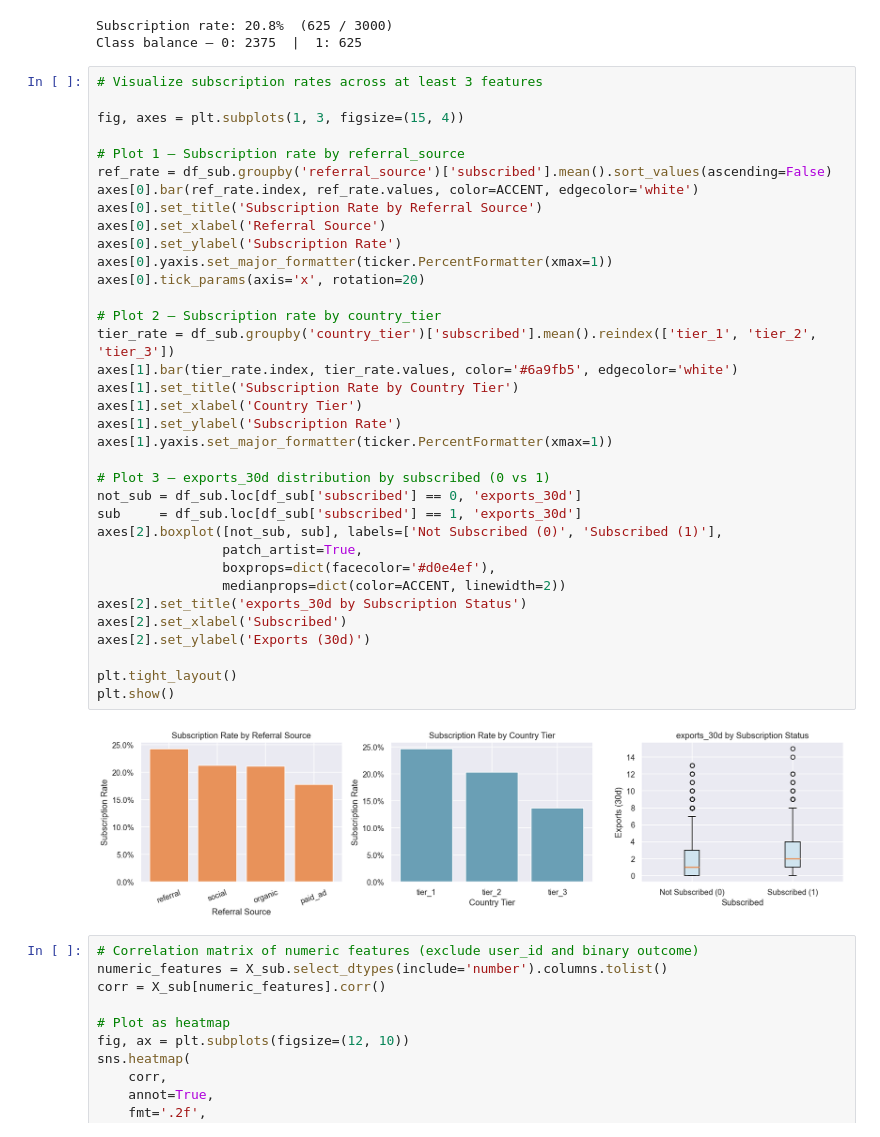
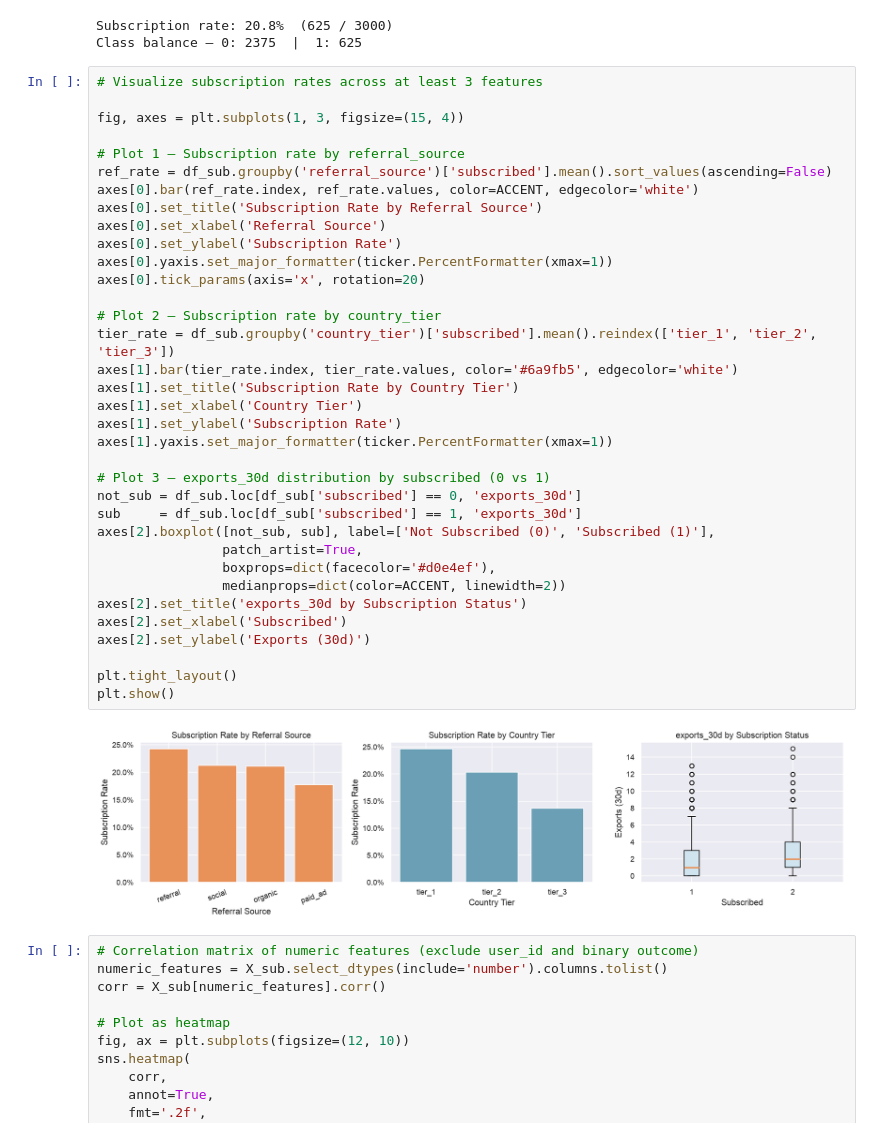
Before and after one commit to timothytzkung/Kung_Tim_Lab_Task, a Jupyter notebook: Assignment_02/IAT461_A2_Scaffold_empty.ipynb, the cells around one changed output. Cells and saved outputs as stored; diff of their text form.

```diff
--- a/Assignment_02/IAT461_A2_Scaffold_empty.ipynb
+++ b/Assignment_02/IAT461_A2_Scaffold_empty.ipynb
@@ -801,35 +833,35 @@ fig, axes = plt.subplots(1, 3, figsize=(15, 4))
 # Plot 1 — Subscription rate by referral_source
 ref_rate = df_sub.groupby('referral_source')['subscribed'].mean().sort_values(ascending=False)
 axes[0].bar(ref_rate.index, ref_rate.values, color=ACCENT, edgecolor='white')
 axes[0].set_title('Subscription Rate by Referral Source')
 axes[0].set_xlabel('Referral Source')
 axes[0].set_ylabel('Subscription Rate')
 axes[0].yaxis.set_major_formatter(ticker.PercentFormatter(xmax=1))
 axes[0].tick_params(axis='x', rotation=20)
 
 # Plot 2 — Subscription rate by country_tier
 tier_rate = df_sub.groupby('country_tier')['subscribed'].mean().reindex(['tier_1', 'tier_2', 'tier_3'])
 axes[1].bar(tier_rate.index, tier_rate.values, color='#6a9fb5', edgecolor='white')
 axes[1].set_title('Subscription Rate by Country Tier')
 axes[1].set_xlabel('Country Tier')
 axes[1].set_ylabel('Subscription Rate')
 axes[1].yaxis.set_major_formatter(ticker.PercentFormatter(xmax=1))
 
 # Plot 3 — exports_30d distribution by subscribed (0 vs 1)
 not_sub = df_sub.loc[df_sub['subscribed'] == 0, 'exports_30d']
 sub     = df_sub.loc[df_sub['subscribed'] == 1, 'exports_30d']
-axes[2].boxplot([not_sub, sub], labels=['Not Subscribed (0)', 'Subscribed (1)'],
+axes[2].boxplot([not_sub, sub], label=['Not Subscribed (0)', 'Subscribed (1)'],
                 patch_artist=True,
                 boxprops=dict(facecolor='#d0e4ef'),
                 medianprops=dict(color=ACCENT, linewidth=2))
 axes[2].set_title('exports_30d by Subscription Status')
 axes[2].set_xlabel('Subscribed')
 axes[2].set_ylabel('Exports (30d)')
 
 plt.tight_layout()
 plt.show()
 # %% [output]
-[figure, old version]
+[figure, new version]
 # %%
 # Correlation matrix of numeric features (exclude user_id and binary outcome)
 numeric_features = X_sub.select_dtypes(include='number').columns.tolist()
```
Also changed, not shown: parts of 30 cells of this notebook, 2 other files.
